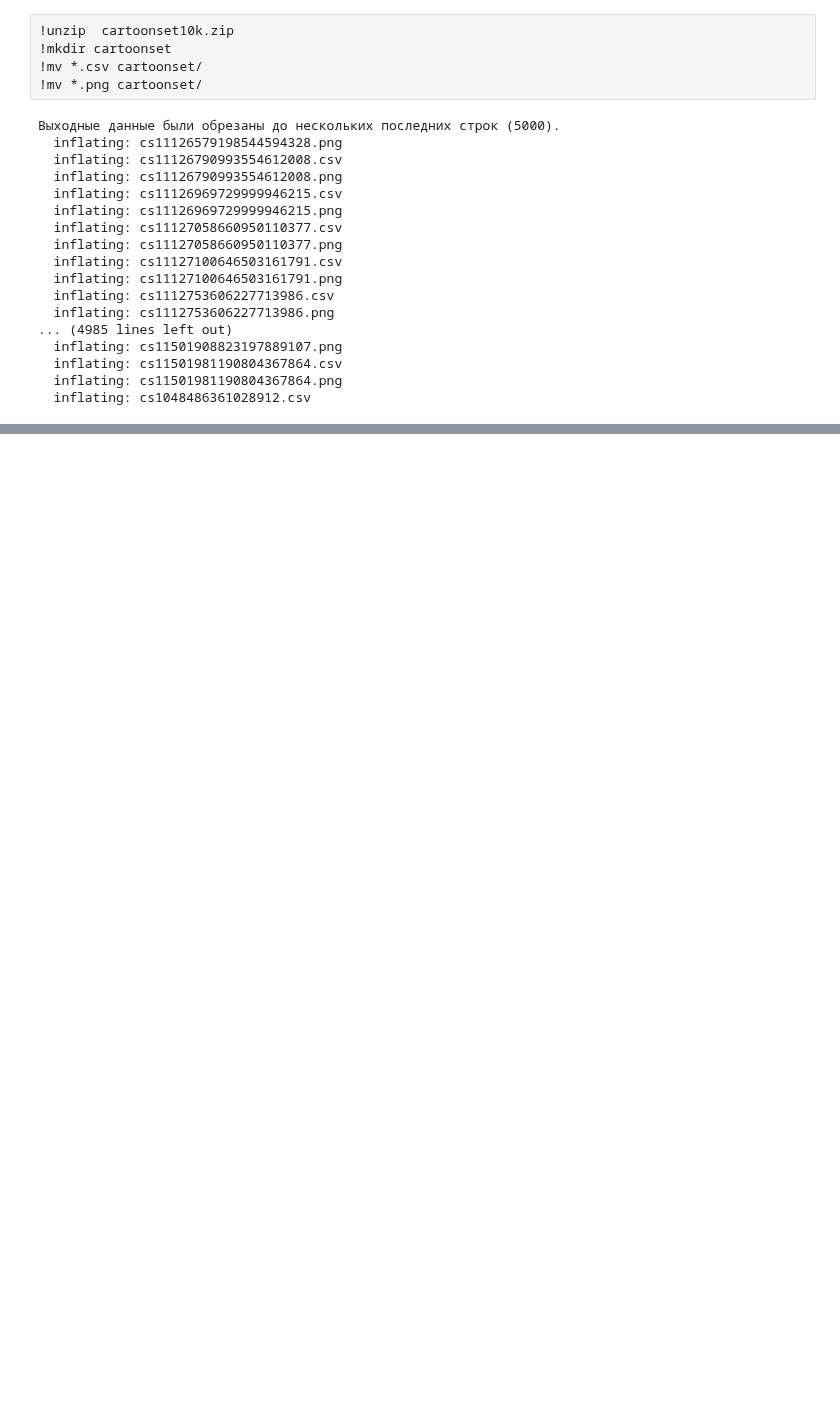
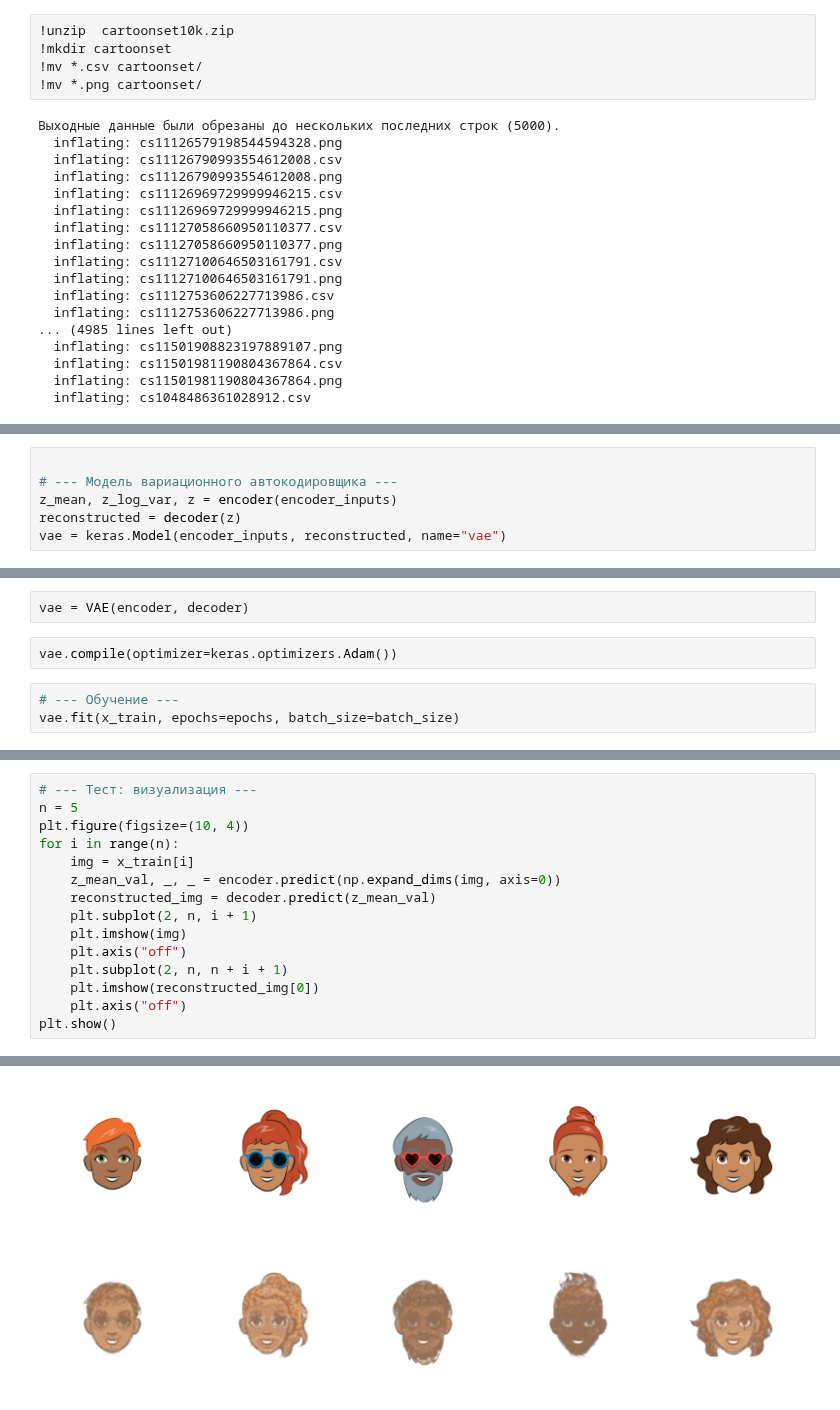
Before and after one commit to kuzovkov/neural-university, a Jupyter notebook: ДЗ_Ultra_Pro_Вариационные_автокодировщики_|_УИИ.ipynb, the cells around one changed output, grey strips where cells are left out. Cells and saved outputs as stored; diff of their text form; blank space fills up the shorter version.

```diff
--- a/ДЗ_Ultra_Pro_Вариационные_автокодировщики_|_УИИ.ipynb
+++ b/ДЗ_Ultra_Pro_Вариационные_автокодировщики_|_УИИ.ipynb
@@ -316,0 +397,6 @@ for np_image in train_data:
+# %%
+
+# --- Модель вариационного автокодировщика ---
+z_mean, z_log_var, z = encoder(encoder_inputs)
+reconstructed = decoder(z)
+vae = keras.Model(encoder_inputs, reconstructed, name="vae")
@@ -316,0 +437,7 @@ for np_image in train_data:
+# %%
+vae = VAE(encoder, decoder)
+# %%
+vae.compile(optimizer=keras.optimizers.Adam())
+# %%
+# --- Обучение ---
+vae.fit(x_train, epochs=epochs, batch_size=batch_size)
@@ -316,0 +463,16 @@ for np_image in train_data:
+# %%
+# --- Тест: визуализация ---
+n = 5
+plt.figure(figsize=(10, 4))
+for i in range(n):
+    img = x_train[i]
+    z_mean_val, _, _ = encoder.predict(np.expand_dims(img, axis=0))
+    reconstructed_img = decoder.predict(z_mean_val)
+    plt.subplot(2, n, i + 1)
+    plt.imshow(img)
+    plt.axis("off")
+    plt.subplot(2, n, n + i + 1)
+    plt.imshow(reconstructed_img[0])
+    plt.axis("off")
+plt.show()
+# %% [output]
@@ -316,0 +489 @@ for np_image in train_data:
+[figure, added]
```
Also changed, not shown: parts of 12 cells of this notebook.
